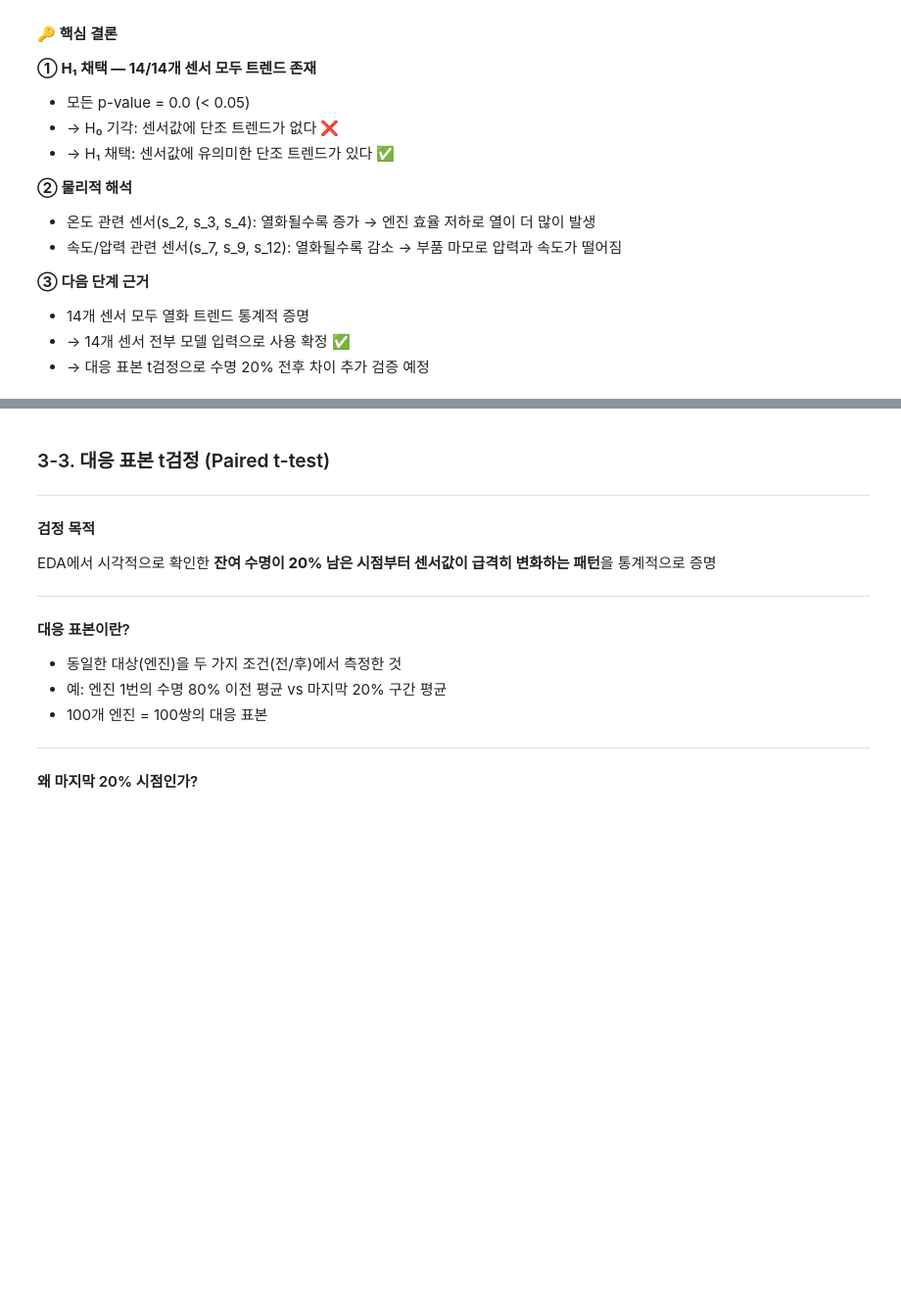
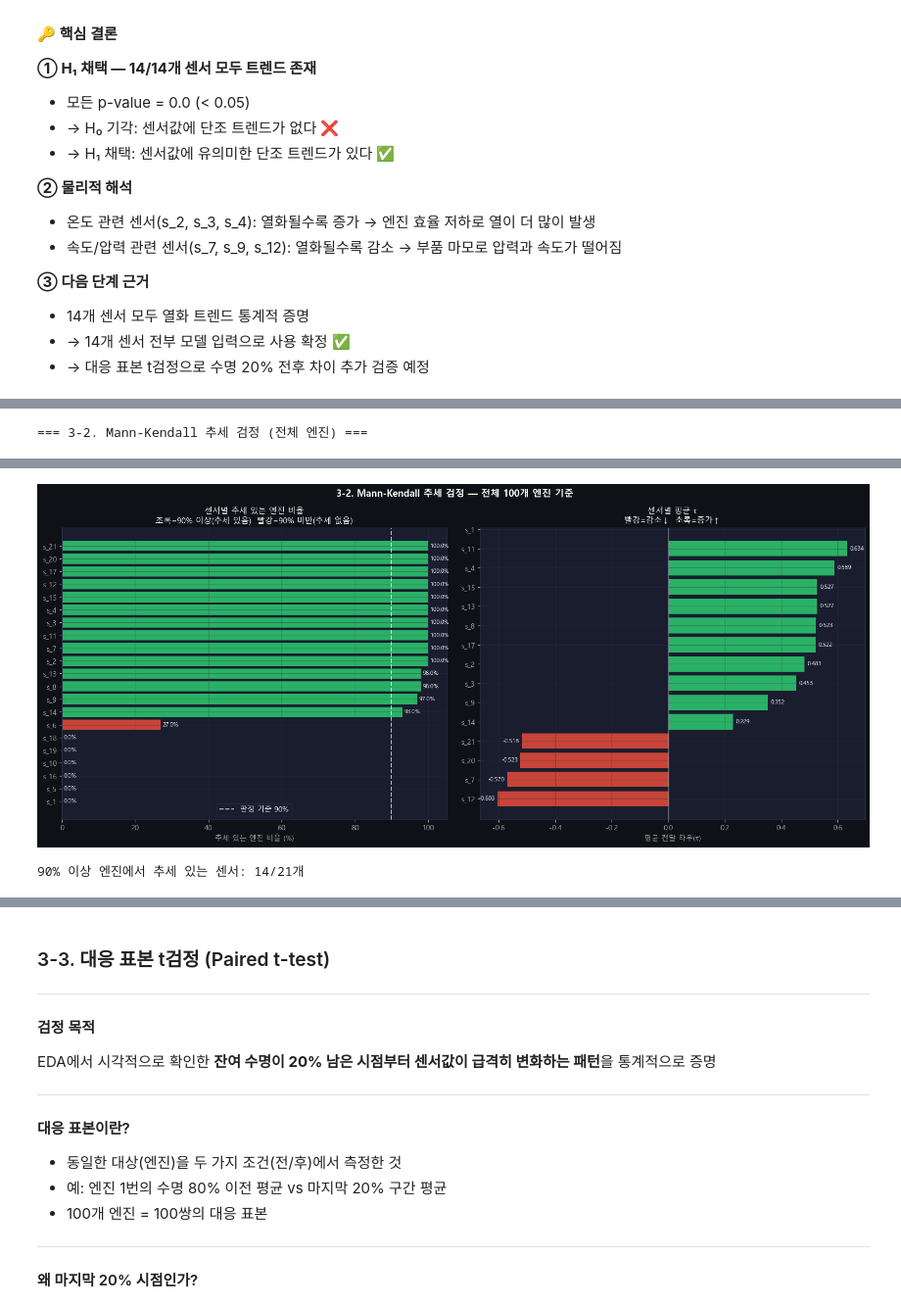
Before and after one commit to dlalswns0211/sparta_project_4_team16, a Jupyter notebook: YJ/FD001_V1.ipynb, the cells around one changed output, grey strips where cells are left out. Shown at 98% size. Cells and saved outputs as stored; diff of their text form; code cells hidden in the pictures; blank space fills up the shorter version.

Commit message:
YJ: 시차상관관계, Mann-Kendall, 대응표본 t검정 21개 센서 전체로 수정

```diff
--- a/YJ/FD001_V1.ipynb
+++ b/YJ/FD001_V1.ipynb
@@ -1104,0 +1170,72 @@ print(f'\n트렌드 있는 센서 (p<0.05): {n_trend}/{len(mk_df)}개')
+# %%
+from scipy.stats import kendalltau
+
+print('=== 3-2. Mann-Kendall 추세 검정 (전체 엔진) ===')
+
+all_sensors = [f's_{i}' for i in range(1, 22)]  # 21개 전체
+all_units = train_raw['unit_nr'].unique()  # 100개 엔진
+results = {s: [] for s in all_sensors}
+
+for unit in all_units:
+    unit_df = train_raw[train_raw['unit_nr'] == unit].sort_values('time_cycles')
+    for s in all_sensors:
+        arr = unit_df[s].values
+        time_idx = np.arange(len(arr))
+        tau, p_val = kendalltau(time_idx, arr)
+        results[s].append({'tau': tau, 'p_val': p_val})
+
+# 센서별 집계
+mk_rows = []
+for s in all_sensors:
+    taus = [r['tau'] for r in results[s]]
+    p_vals = [r['p_val'] for r in results[s]]
+    n_significant = sum(p < 0.05 for p in p_vals)
+    mk_rows.append({
+        '센서': s,
+        '추세 있는 엔진 수': n_significant,
+        '비율(%)': round(n_significant / len(all_units) * 100, 1),
+        '평균 τ': round(np.mean(taus), 4),
+        '추세 방향': '증가↑' if np.mean(taus) > 0 else '감소↓',
+        '판정': '추세 있음✅' if n_significant / len(all_units) >= 0.9 else '추세 없음⚠️'
+    })
+
+mk_df = pd.DataFrame(mk_rows).set_index('센서')
+display(mk_df.sort_values('비율(%)', ascending=False))
+
+# 시각화
+fig, axes = plt.subplots(1, 2, figsize=(16, 7))
+fig.suptitle('3-2. Mann-Kendall 추세 검정 — 전체 100개 엔진 기준',
+             fontsize=13, fontweight='bold')
+
+# 왼쪽: 추세 있는 엔진 비율
+mk_sorted = mk_df.sort_values('비율(%)')
+colors_ratio = ['#e74c3c' if v < 90 else '#2ecc71' for v in mk_sorted['비율(%)']]
+axes[0].barh(mk_sorted.index, mk_sorted['비율(%)'], color=colors_ratio, alpha=0.85)
+axes[0].axvline(90, color='white', lw=1.5, linestyle='--', alpha=0.7, label='판정 기준 90%')
+axes[0].set_xlabel('추세 있는 엔진 비율 (%)')
+axes[0].set_title('센서별 추세 있는 엔진 비율\n초록=90% 이상(추세 있음)  빨강=90% 미만(추세 없음)')
+axes[0].legend()
+for bar, val in zip(axes[0].patches, mk_sorted['비율(%)']):
+    axes[0].text(val + 0.5, bar.get_y() + bar.get_height() / 2,
+                 f'{val}%', va='center', fontsize=8)
+
+# 오른쪽: 평균 켄달 타우
+mk_sorted2 = mk_df.sort_values('평균 τ')
+colors_tau = ['#e74c3c' if v < 0 else '#2ecc71' for v in mk_sorted2['평균 τ']]
+axes[1].barh(mk_sorted2.index, mk_sorted2['평균 τ'], color=colors_tau, alpha=0.85)
+axes[1].axvline(0, color='white', lw=1, alpha=0.5)
+axes[1].set_xlabel('평균 켄달 타우(τ)')
+axes[1].set_title('센서별 평균 τ\n빨강=감소↓  초록=증가↑')
+for bar, val in zip(axes[1].patches, mk_sorted2['평균 τ']):
+    axes[1].text(val + (0.01 if val >= 0 else -0.01),
+                 bar.get_y() + bar.get_height() / 2,
+                 f'{val:.3f}', va='center',
+                 ha='left' if val >= 0 else 'right', fontsize=8)
+
+plt.tight_layout()
+plt.show()
+
+n_trend = (mk_df['비율(%)'] >= 90).sum()
+print(f'\n90% 이상 엔진에서 추세 있는 센서: {n_trend}/21개')
+# %% [output]
+=== 3-2. Mann-Kendall 추세 검정 (전체 엔진) ===
@@ -1104,0 +1260,2 @@ print(f'\n트렌드 있는 센서 (p<0.05): {n_trend}/{len(mk_df)}개')
+[figure, added]
+90% 이상 엔진에서 추세 있는 센서: 14/21개
```
Also changed, not shown: parts of 11 cells of this notebook.
